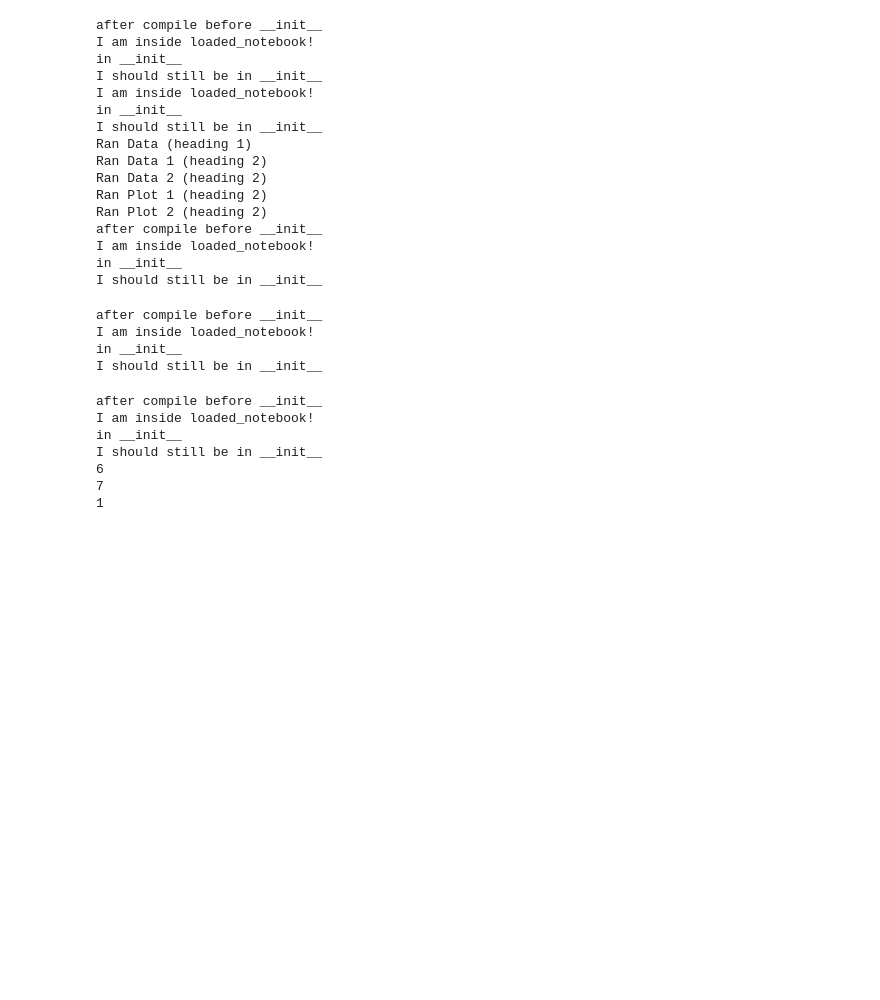
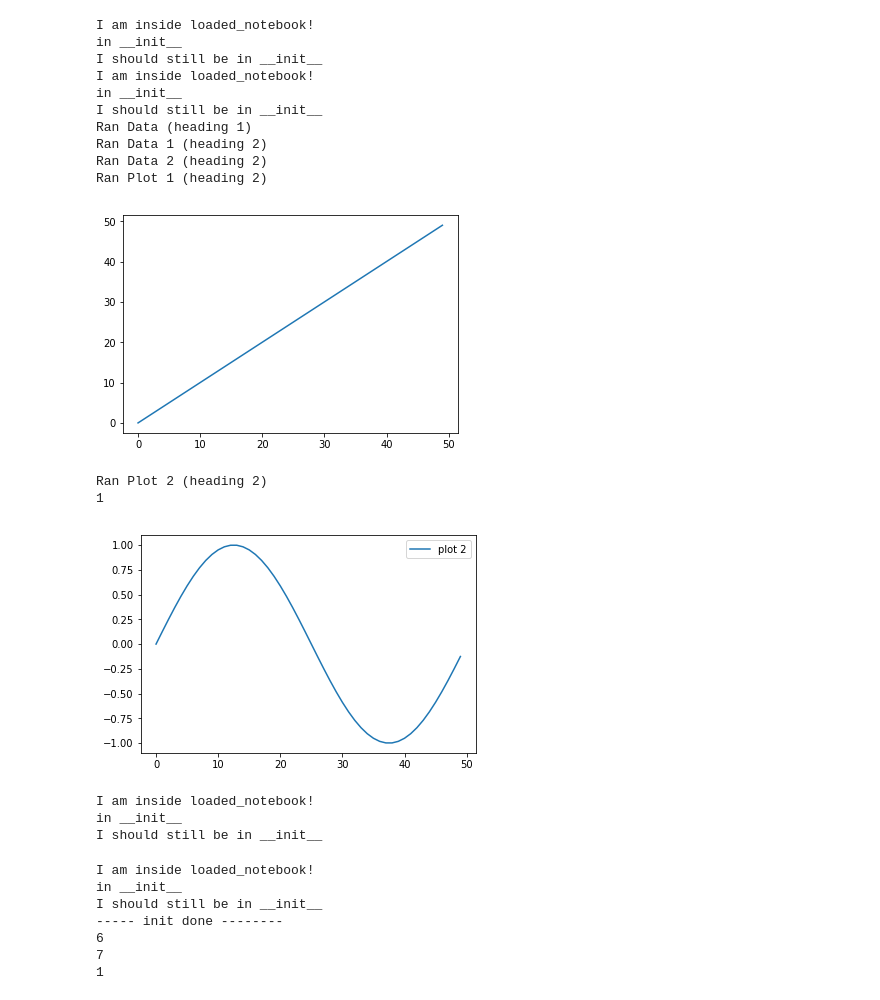
Before and after one commit to post2web/nbloader, a Jupyter notebook: tutorial/main.ipynb, the cells around one changed output. Drawn from its saved outputs; the diff is of its cells as text; code cells hidden in the pictures; blank space fills up the shorter version.

```diff
--- a/tutorial/main.ipynb
+++ b/tutorial/main.ipynb
@@ -1,57 +1,51 @@
 # %%
 from nbloader import Notebook
 
 notebook = Notebook('test.ipynb')
 # tag __init__ is executed
 assert notebook.ns['a'] == 5
 
-notebook.run_all()
-assert notebook.ns['a'] == 6
-assert notebook.ns['b'] == 10
-
-notebook = Notebook('test.ipynb')
 try:
     notebook.ns['b']
 except KeyError:
     assert True
 else:
     assert False
 
+notebook.run_all()
+assert notebook.ns['a'] == 6
+assert notebook.ns['b'] == 10
+b = 6
+assert notebook.ns['b'] == 10
+
+# testing interactivity
+c, d = 2, 3
+notebook = Notebook('test.ipynb', ns=globals())
+assert notebook.ns['c'] == c
+assert notebook.ns['d'] == d
 assert notebook.run_tag('create_b').ns['b'] == 10
+assert b == 10
 # %% [output]
-after compile before __init__
 I am inside loaded_notebook!
 in __init__
 I should still be in __init__
 I am inside loaded_notebook!
 in __init__
 I should still be in __init__
 Ran Data (heading 1)
 Ran Data 1 (heading 2)
 Ran Data 2 (heading 2)
 Ran Plot 1 (heading 2)
-Ran Plot 2 (heading 2)
-after compile before __init__
-I am inside loaded_notebook!
-in __init__
-I should still be in __init__
+[figure, added]
+Ran Plot 2 (heading 2)
+1
+[figure, added]
+I am inside loaded_notebook!
+in __init__
+I should still be in __init__
-# %%
-try:
-    a
-except NameError:
-    assert True
-else:
-    assert False
-notebook = Notebook('test.ipynb', ns=globals())
-assert a == 5
-del a
-# %% [output]
-after compile before __init__
-I am inside loaded_notebook!
-in __init__
-I should still be in __init__
 # %%
 notebook = Notebook('test.ipynb')
+print('----- init done --------')
 notebook.run_tag('add_one')
 print(notebook.ns['a']) # 6
 assert notebook.ns['a'] == 6
@@ -65,10 +59,10 @@ notebook.run_tag('add_one')
 print(notebook.ns['a']) # 1
 assert notebook.ns['a'] == 1
 # %% [output]
-after compile before __init__
 I am inside loaded_notebook!
 in __init__
 I should still be in __init__
+----- init done --------
 6
 7
 1
```
Also changed, not shown: parts of 5 cells of this notebook, 2 other files.
